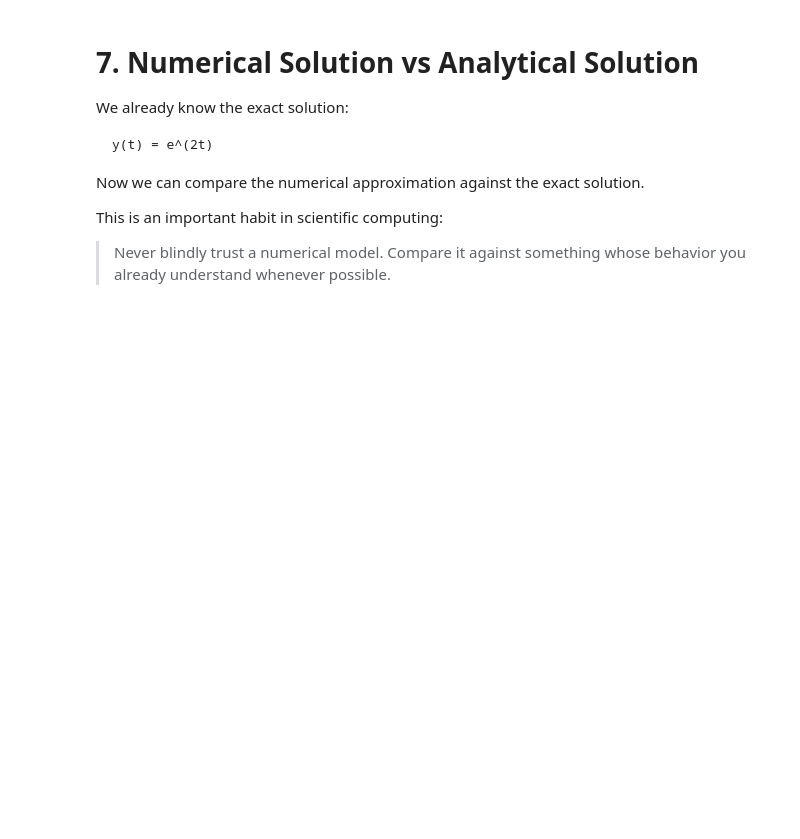
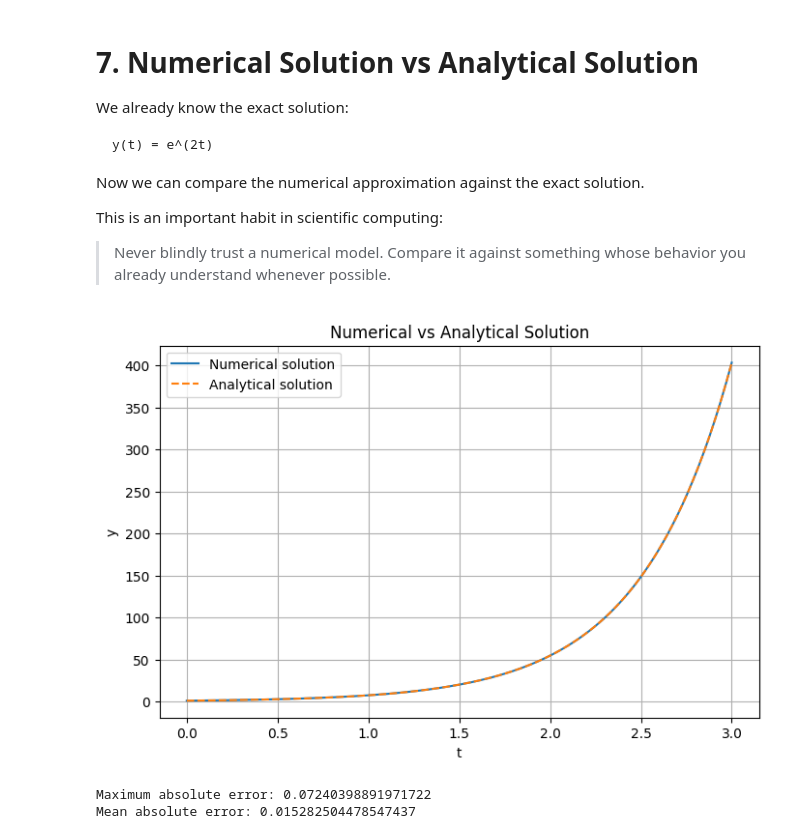
Before and after one commit to AnirbansarkarS/PINN-Research-notebooks, a Jupyter notebook: ODE Foundations with Python.ipynb, the cells around one changed output. Drawn from its saved outputs; the diff is of its cells as text; code cells hidden in the pictures; blank space fills up the shorter version.

```diff
--- a/ODE Foundations with Python.ipynb
+++ b/ODE Foundations with Python.ipynb
@@ -385,3 +385,41 @@ This is an important habit in scientific computing:
 
 > Never blindly trust a numerical model. Compare it against something whose
 > behavior you already understand whenever possible.
+# %%
+# Analytical solution
+y_exact = np.exp(2 * t_numeric)
+
+plt.figure(figsize=(8, 5))
+
+plt.plot(
+    t_numeric,
+    y_numeric,
+    label="Numerical solution"
+)
+
+plt.plot(
+    t_numeric,
+    y_exact,
+    "--",
+    label="Analytical solution"
+)
+
+plt.xlabel("t")
+plt.ylabel("y")
+plt.title("Numerical vs Analytical Solution")
+plt.grid(True)
+plt.legend()
+
+plt.show()
+# %% [output]
+[figure, added]
+# %%
+# Calculate absolute error
+
+error = np.abs(y_numeric - y_exact)
+
+print("Maximum absolute error:", np.max(error))
+print("Mean absolute error:", np.mean(error))
+# %% [output]
+Maximum absolute error: 0.07240398891971722
+Mean absolute error: 0.015282504478547437
```
Also changed, not shown: parts of 7 cells of this notebook.
